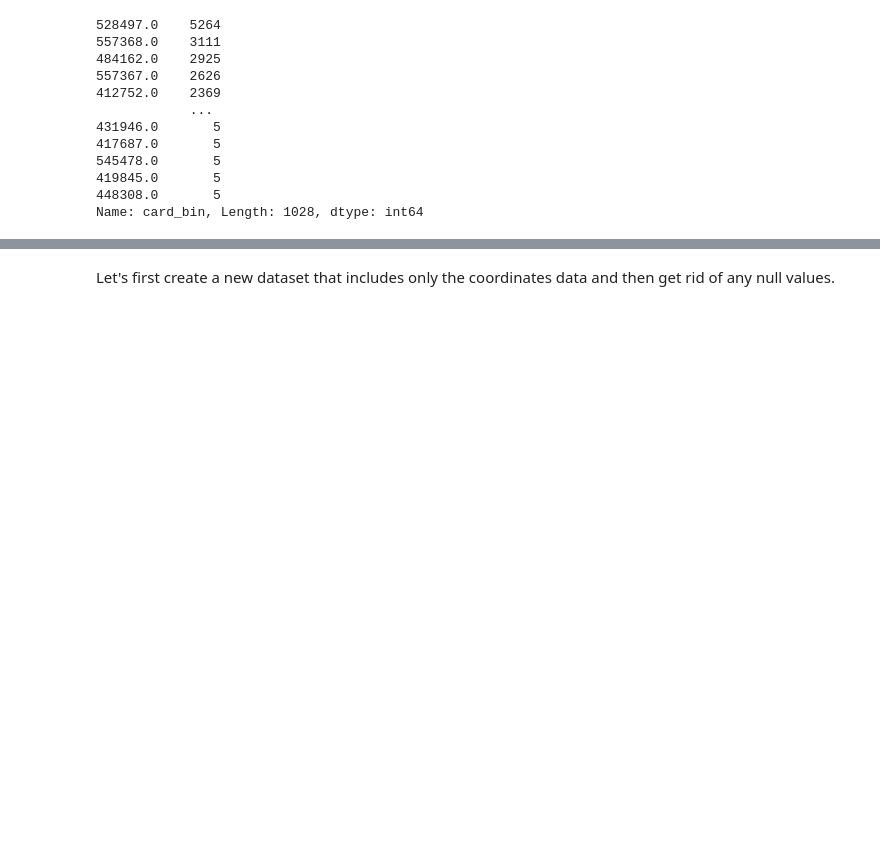
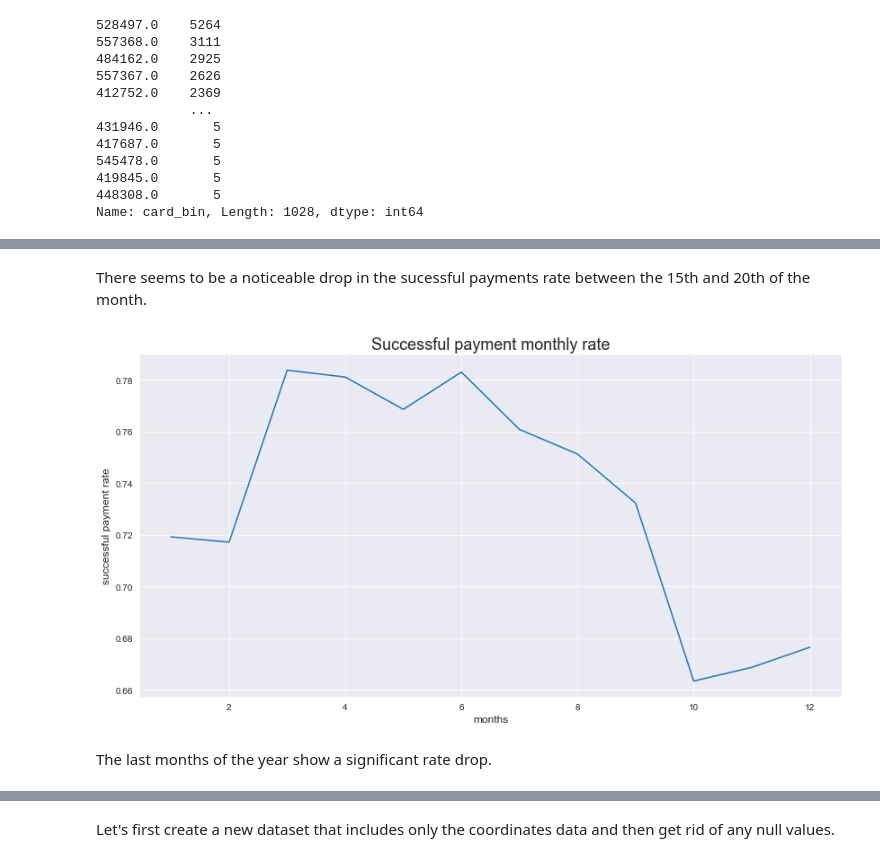
Before and after one commit to Steve389/first_time_payments_analysis, a Jupyter notebook: first_time_payments_analysis.ipynb, the cells around one changed output, grey strips where cells are left out. Drawn from its saved outputs; the diff is of its cells as text; code cells hidden in the pictures; blank space fills up the shorter version.

```diff
--- a/first_time_payments_analysis.ipynb
+++ b/first_time_payments_analysis.ipynb
@@ -114,0 +219,16 @@ One useful development would be to set a filter that detects cards that were use
+# %% [markdown]
+There seems to be a noticeable drop in the sucessful payments rate between the 15th and 20th of the month.
+# %%
+monthly_rate = payments.groupby(payments.created.dt.month)['is_successful_payment'].mean()
+
+sns.lineplot(data= monthly_rate)
+
+plt.xlabel('months', fontsize=12)
+plt.ylabel('successful payment rate', fontsize=12)
+plt.title('Successful payment monthly rate', fontsize=18)
+
+plt.show()
+# %% [output]
+[figure, added]
+# %% [markdown]
+The last months of the year show a significant rate drop.
```
Also changed, not shown: parts of 49 cells of this notebook, 5 other files.
